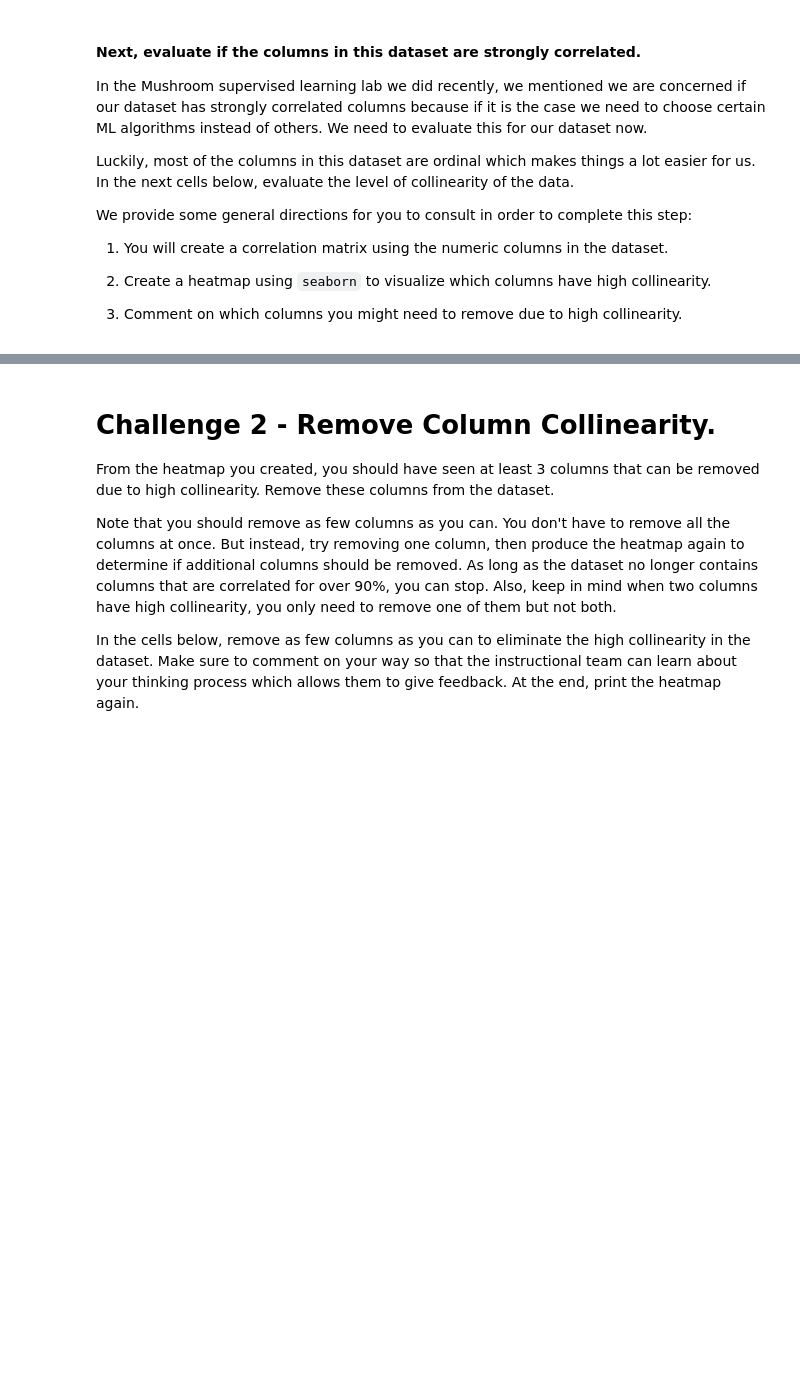
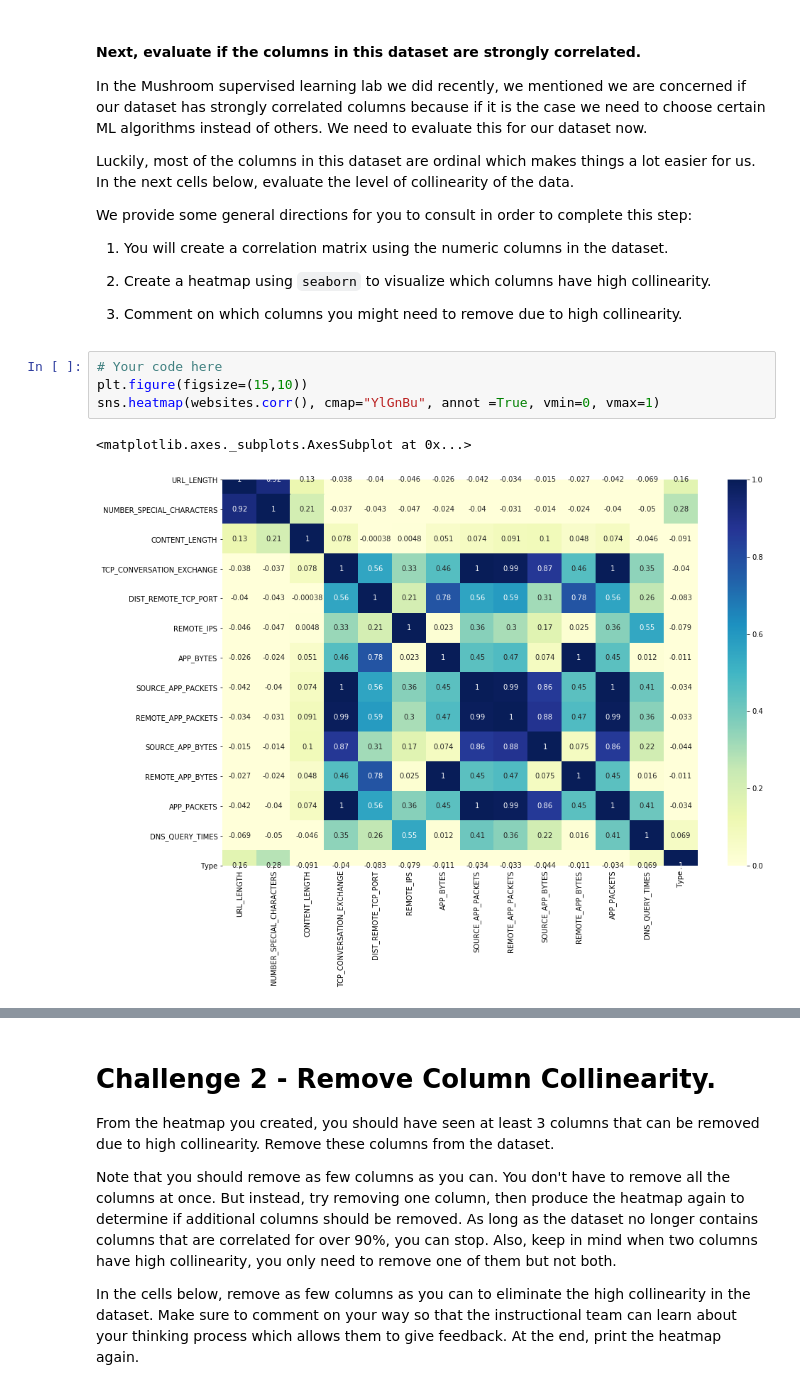
Before and after one commit to ta-datapt-bcn/lab-supervised-learning, a Jupyter notebook: your-code/main.ipynb, the cells around one changed output, grey strips where cells are left out. Cells and saved outputs as stored; diff of their text form; blank space fills up the shorter version.

```diff
--- a/your-code/main.ipynb
+++ b/your-code/main.ipynb
@@ -50,3 +122,10 @@ We provide some general directions for you to consult in order to complete this
 1. Create a heatmap using `seaborn` to visualize which columns have high collinearity.
 
 1. Comment on which columns you might need to remove due to high collinearity.
+# %%
+# Your code here
+plt.figure(figsize=(15,10))
+sns.heatmap(websites.corr(), cmap="YlGnBu", annot =True, vmin=0, vmax=1)
+# %% [output]
+<matplotlib.axes._subplots.AxesSubplot at 0x...>
+[figure, added]
```
Also changed, not shown: parts of 68 cells of this notebook.
